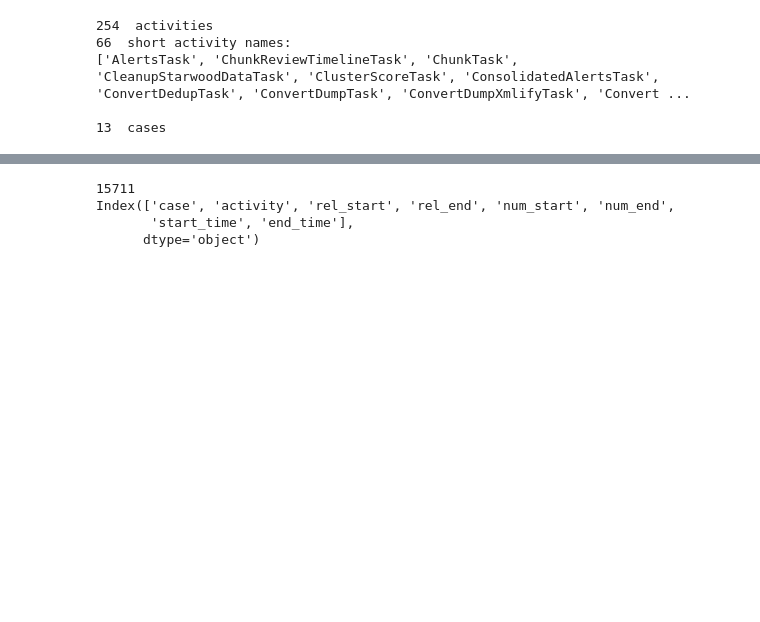
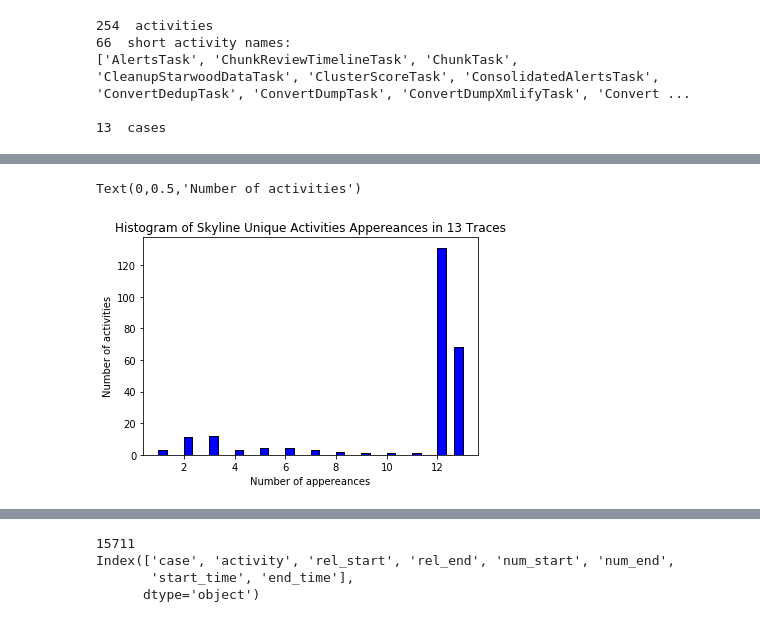
Before and after one commit to andreamalhera/perfSky, a Jupyter notebook: notebooks/pointTransformer.ipynb, the cells around one changed output, grey strips where cells are left out. Saved outputs shown, nothing was run; the diff lists cells and outputs as text; code cells hidden in the pictures; blank space fills up the shorter version.

```diff
--- a/notebooks/pointTransformer.ipynb
+++ b/notebooks/pointTransformer.ipynb
@@ -593,0 +613,22 @@ Saving in  /usr/local/trustyou/home/andream/nfs/processmining/minilogs/daily/gra
+# %%
+print(len(skyline_points), 'points are part of skylines')
+unique_sk_activities = skyline_points['activity'].unique().tolist()
+print(len(unique_sk_activities), 'activities in the skyline')
+skyline_points.groupby('case').size().reset_index(name='counts').sort_values(by=['counts'], ascending=False)
+
+activities=[]
+for i, case in enumerate(skyline_points['case'].unique()):
+    acts = skyline_points[skyline_points['case']==case]['activity'].unique().tolist()
+    activities.append(acts)
+    print(case, len(acts))
+
+representative = skyline_points[['case','activity']].drop_duplicates()
+rep_appereances = representative.groupby(by = ['activity']).size().reset_index(name='counts').sort_values(by=['counts'], ascending=False)
+#rep_appereances = skyline_points.groupby(by = ['activity']).size().reset_index(name='counts').sort_values(by=['counts'], ascending=False)
+
+pd.set_option('display.max_rows', None)
+print('\n',len(rep_appereances), 'Activities appear in the skyline:')
+rep_appereances
+#rep_appereances[rep_appereances['counts']<13]
+
+#rep_appereances.groupby(by = ['counts']).size().reset_index(name='activities').sort_values(by=['counts'], ascending=False)
@@ -593,0 +670,20 @@ Saving in  /usr/local/trustyou/home/andream/nfs/processmining/minilogs/daily/gra
+# %%
+# Import the libraries
+import matplotlib.pyplot as plt
+import seaborn as sns
+
+# matplotlib histogram
+plt.hist(rep_appereances['counts'], color = 'blue', edgecolor = 'black',
+         bins = int(180/5))
+
+# seaborn histogram
+sns.distplot(rep_appereances['counts'], hist=True, kde=False,
+             bins=int(180/5), color = 'blue',
+             hist_kws={'edgecolor':'black'})
+# Add labels
+plt.title('Histogram of Skyline Unique Activities Appereances in 13 Traces')
+plt.xlabel('Number of appereances')
+plt.ylabel('Number of activities')
+# %% [output]
+Text(0,0.5,'Number of activities')
+[figure, added]
```
Also changed, not shown: parts of 9 cells of this notebook.
